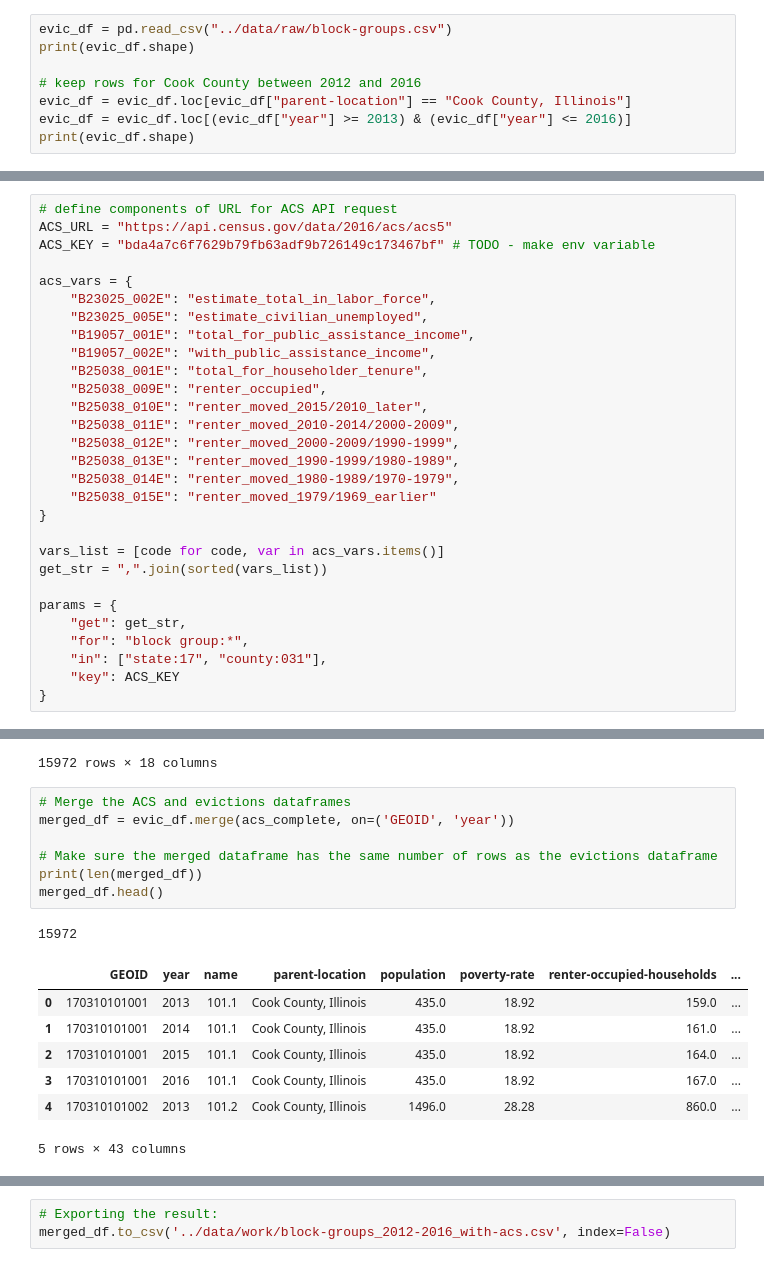
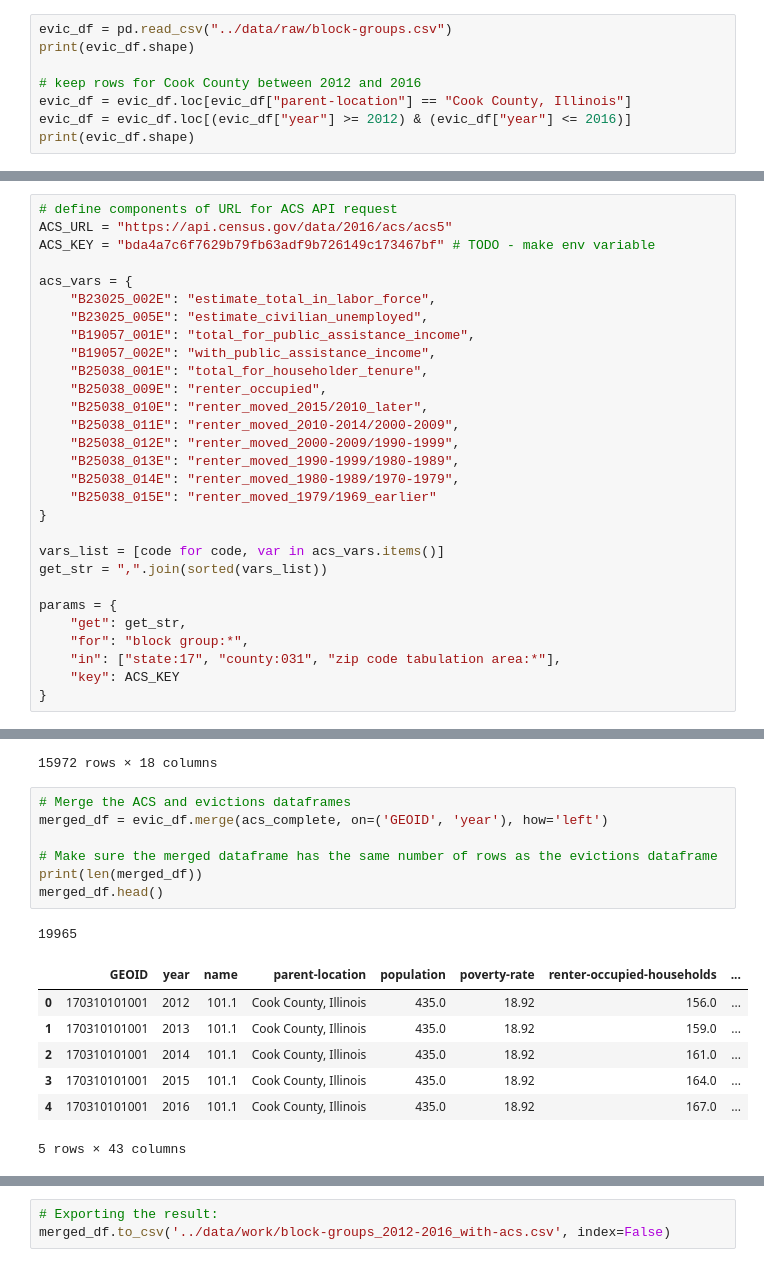
Before and after one commit to luisesanmartin/ml-eviction-chicago, a Jupyter notebook: notebooks/get_acs_data.ipynb, the cells around one changed output, grey strips where cells are left out. Drawn from its saved outputs; the diff is of its cells as text.

```diff
--- a/notebooks/get_acs_data.ipynb
+++ b/notebooks/get_acs_data.ipynb
@@ -17,7 +17,7 @@ print(evic_df.shape)
 
 # keep rows for Cook County between 2012 and 2016
 evic_df = evic_df.loc[evic_df["parent-location"] == "Cook County, Illinois"]
-evic_df = evic_df.loc[(evic_df["year"] >= 2013) & (evic_df["year"] <= 2016)]
+evic_df = evic_df.loc[(evic_df["year"] >= 2012) & (evic_df["year"] <= 2016)]
 print(evic_df.shape)
 # %% [output]
 (164747, 27)
@@ -83,7 +83,7 @@ get_str = ",".join(sorted(vars_list))
 params = {
     "get": get_str,
     "for": "block group:*",
-    "in": ["state:17", "county:031"],
+    "in": ["state:17", "county:031", "zip code tabulation area:*"],
     "key": ACS_KEY
 }
 # %%
@@ -184,17 +184,17 @@ acs_complete
 15972 rows × 18 columns
 # %%
 # Merge the ACS and evictions dataframes
-merged_df = evic_df.merge(acs_complete, on=('GEOID', 'year'))
+merged_df = evic_df.merge(acs_complete, on=('GEOID', 'year'), how='left')
 
 # Make sure the merged dataframe has the same number of rows as the evictions dataframe
 print(len(merged_df))
 merged_df.head()
 # %% [output]
-15972
+19965
 |  | GEOID | year | name | parent-location | population | poverty-rate | renter-occupied-households | ... |
-| 0 | 170310101001 | 2013 | 101.1 | Cook County, Illinois | 435.0 | 18.92 | 159.0 | ... |
-| 1 | 170310101001 | 2014 | 101.1 | Cook County, Illinois | 435.0 | 18.92 | 161.0 | ... |
-| 2 | 170310101001 | 2015 | 101.1 | Cook County, Illinois | 435.0 | 18.92 | 164.0 | ... |
-| 3 | 170310101001 | 2016 | 101.1 | Cook County, Illinois | 435.0 | 18.92 | 167.0 | ... |
-| 4 | 170310101002 | 2013 | 101.2 | Cook County, Illinois | 1496.0 | 28.28 | 860.0 | ... |
+| 0 | 170310101001 | 2012 | 101.1 | Cook County, Illinois | 435.0 | 18.92 | 156.0 | ... |
+| 1 | 170310101001 | 2013 | 101.1 | Cook County, Illinois | 435.0 | 18.92 | 159.0 | ... |
+| 2 | 170310101001 | 2014 | 101.1 | Cook County, Illinois | 435.0 | 18.92 | 161.0 | ... |
+| 3 | 170310101001 | 2015 | 101.1 | Cook County, Illinois | 435.0 | 18.92 | 164.0 | ... |
+| 4 | 170310101001 | 2016 | 101.1 | Cook County, Illinois | 435.0 | 18.92 | 167.0 | ... |
 5 rows × 43 columns
```
Also changed, not shown: parts of 4 cells of this notebook.
